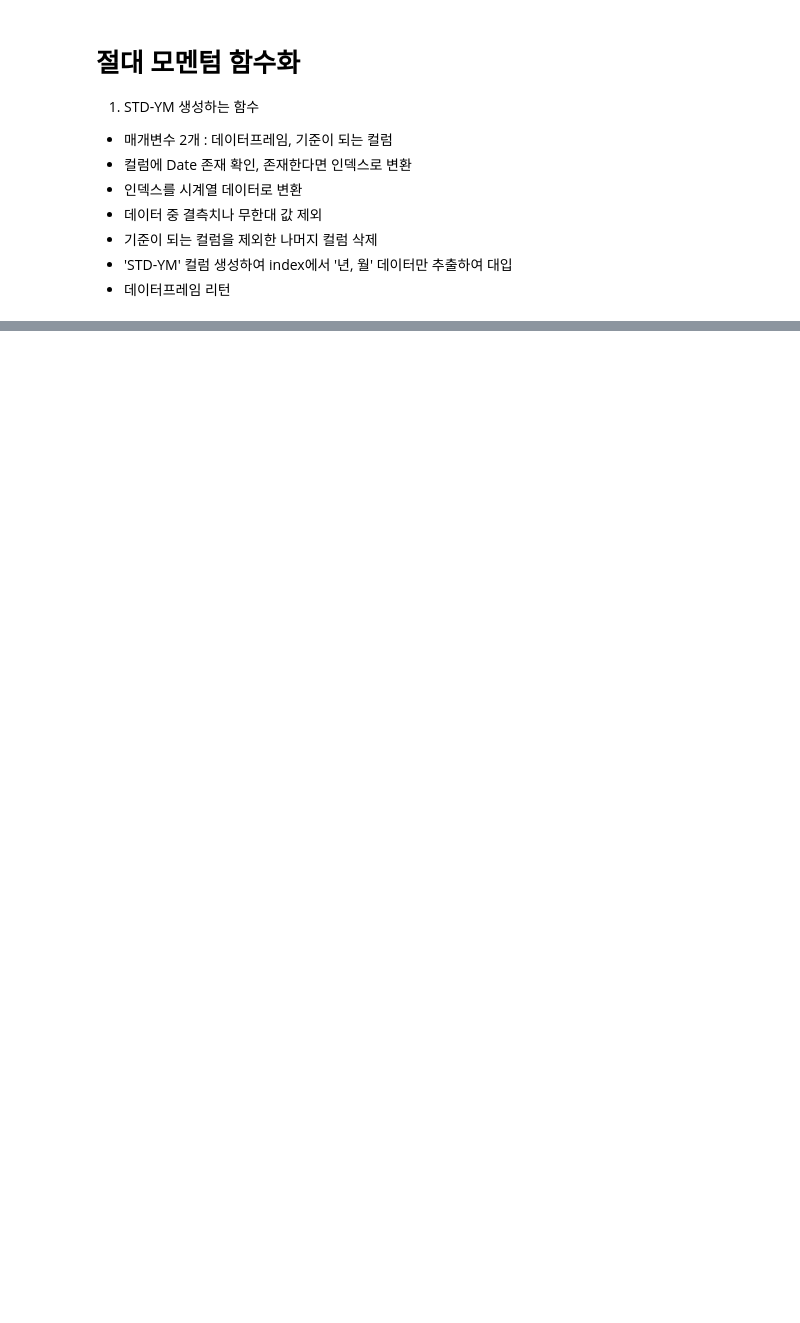
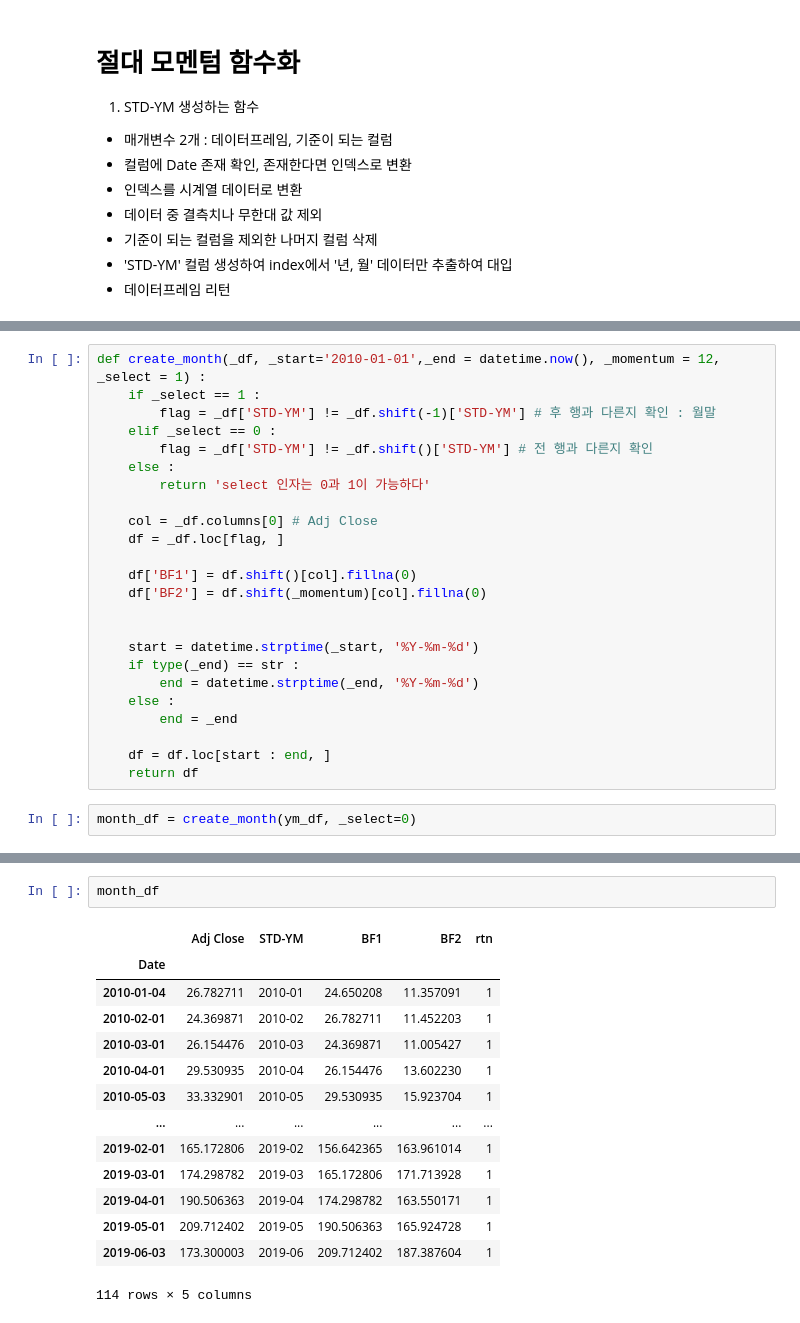
Before and after one commit to maaanzi/ubion, a Jupyter notebook: Python/0227/03_momentum.ipynb, the cells around one changed output, grey strips where cells are left out. Saved outputs shown, nothing was run; the diff lists cells and outputs as text; blank space fills up the shorter version.

```diff
--- a/Python/0227/03_momentum.ipynb
+++ b/Python/0227/03_momentum.ipynb
@@ -194,0 +275,26 @@ createSTD_YM(df)
+# %%
+def create_month(_df, _start='2010-01-01',_end = datetime.now(), _momentum = 12, _select = 1) :
+    if _select == 1 :
+        flag = _df['STD-YM'] != _df.shift(-1)['STD-YM'] # 후 행과 다른지 확인 : 월말
+    elif _select == 0 :
+        flag = _df['STD-YM'] != _df.shift()['STD-YM'] # 전 행과 다른지 확인
+    else :
+        return 'select 인자는 0과 1이 가능하다'
+
+    col = _df.columns[0] # Adj Close
+    df = _df.loc[flag, ]
+
+    df['BF1'] = df.shift()[col].fillna(0)
+    df['BF2'] = df.shift(_momentum)[col].fillna(0)
+
+
+    start = datetime.strptime(_start, '%Y-%m-%d')
+    if type(_end) == str :
+        end = datetime.strptime(_end, '%Y-%m-%d')
+    else :
+        end = _end
+
+    df = df.loc[start : end, ]
+    return df
+# %%
+month_df = create_month(ym_df, _select=0)
@@ -194,0 +329,17 @@ createSTD_YM(df)
+# %%
+month_df
+# %% [output]
+|  | Adj Close | STD-YM | BF1 | BF2 | rtn |
+| Date |  |  |  |  |  |
+| 2010-01-04 | 26.782711 | 2010-01 | 24.650208 | 11.357091 | 1 |
+| 2010-02-01 | 24.369871 | 2010-02 | 26.782711 | 11.452203 | 1 |
+| 2010-03-01 | 26.154476 | 2010-03 | 24.369871 | 11.005427 | 1 |
+| 2010-04-01 | 29.530935 | 2010-04 | 26.154476 | 13.602230 | 1 |
+| 2010-05-03 | 33.332901 | 2010-05 | 29.530935 | 15.923704 | 1 |
+| ... | ... | ... | ... | ... | ... |
+| 2019-02-01 | 165.172806 | 2019-02 | 156.642365 | 163.961014 | 1 |
+| 2019-03-01 | 174.298782 | 2019-03 | 165.172806 | 171.713928 | 1 |
+| 2019-04-01 | 190.506363 | 2019-04 | 174.298782 | 163.550171 | 1 |
+| 2019-05-01 | 209.712402 | 2019-05 | 190.506363 | 165.924728 | 1 |
+| 2019-06-03 | 173.300003 | 2019-06 | 209.712402 | 187.387604 | 1 |
+114 rows × 5 columns
```
Also changed, not shown: parts of 19 cells of this notebook, 19 other files.
